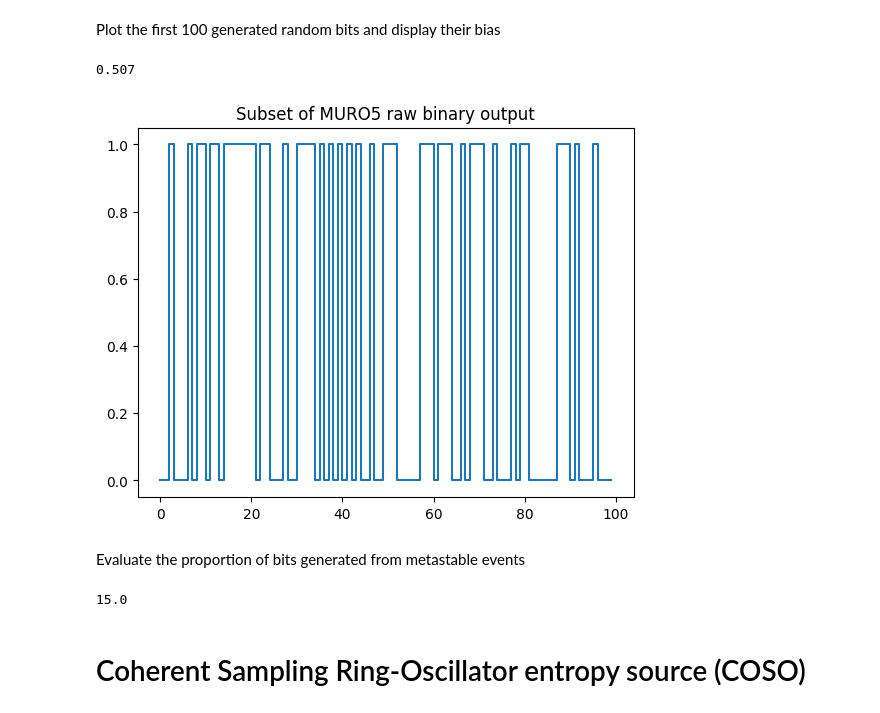
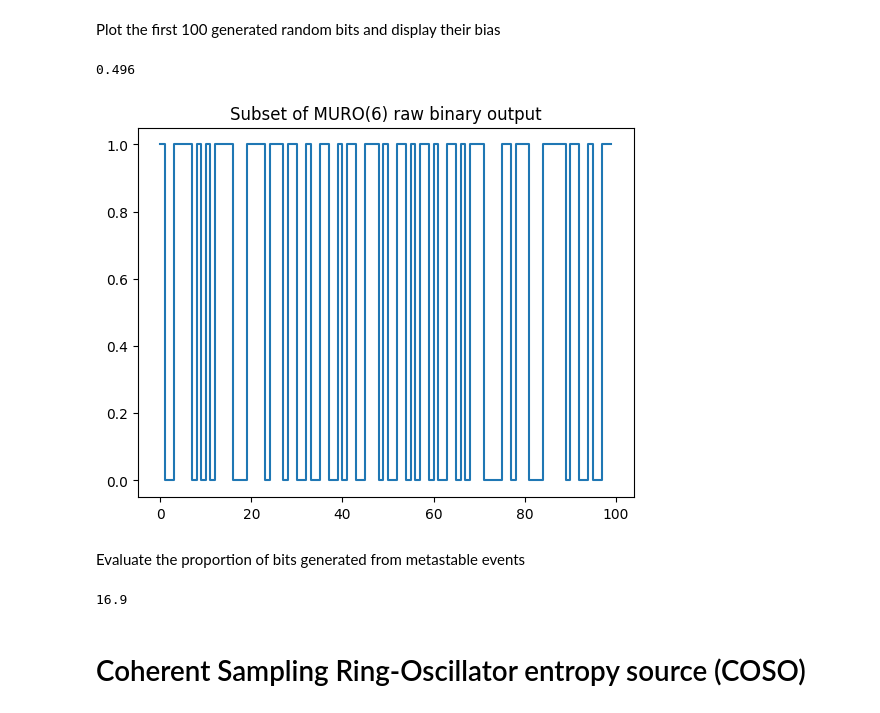
Before and after one commit to opentrng/ptrng, a Jupyter notebook: emulator/playground.ipynb, the cells around one changed output. Saved outputs shown, nothing was run; the diff lists cells and outputs as text; code cells hidden in the pictures.

```diff
--- a/emulator/playground.ipynb
+++ b/emulator/playground.ipynb
@@ -72,7 +72,7 @@ Measure the proportion (%) of bit generated from metastable events
 # %% [markdown]
 For the MURO we replace RO1 with multiple ring-oscillators, here 5 ROs
 # %%
-fx = [488e6, 597e6, 500e6, 503e6, 509e6]
+fx = [488e6, 497e6, 501e6, 503e6, 509e6]
 # %% [markdown]
 Let's create an matrix for the 5 ROs
 # %%
@@ -100,11 +100,11 @@ Plot the first 100 generated random bits and display their bias
 # %%
 limit = 100
 plt.step(range(limit), bits[:limit])
-plt.title("Subset of MURO{:d} raw binary output".format(len(rox)))
+plt.title("Subset of MURO({:d}) raw binary output".format(len(rox)+1))
 np.mean(bits)
 # %% [output]
-0.507
+0.496
-[figure, old version]
+[figure, new version]
 # %% [markdown]
 Evaluate the proportion of bits generated from metastable events
 # %%
@@ -112,7 +112,7 @@ xsetup = np.bitwise_or.reduce(mxsetup.astype(int), axis=0)
 xhold = np.bitwise_or.reduce(mxhold.astype(int), axis=0)
 100*(np.sum(xsetup)+np.sum(xhold))/np.size(bits)
 # %% [output]
-15.0
+16.9
 # %% [markdown]
 # Coherent Sampling Ring-Oscillator entropy source (COSO)
 # %% [markdown]
```
Also changed, not shown: parts of 5 cells of this notebook, 7 other files.
